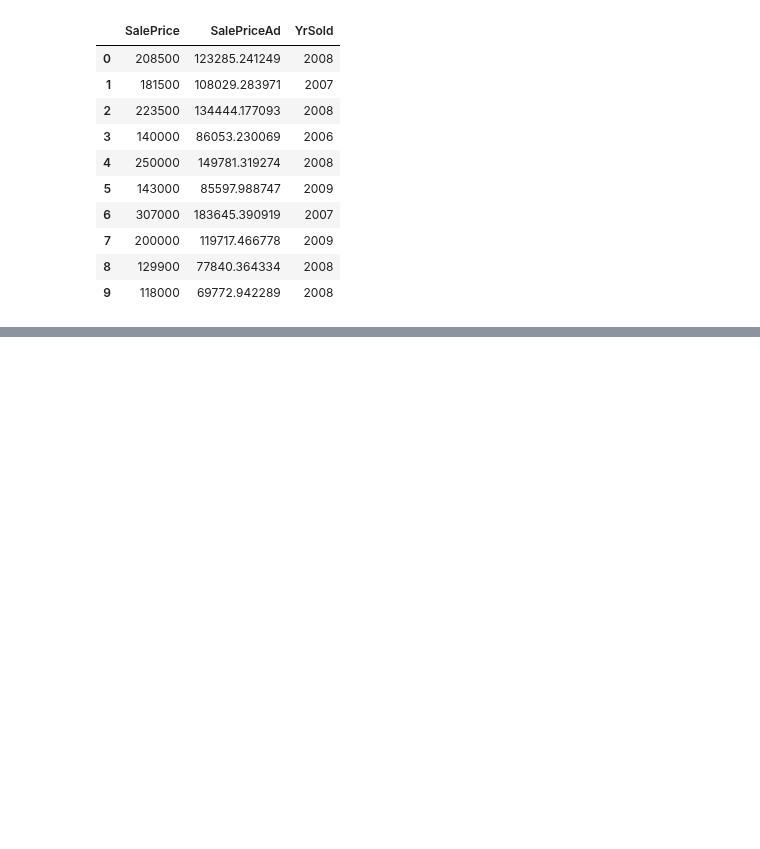
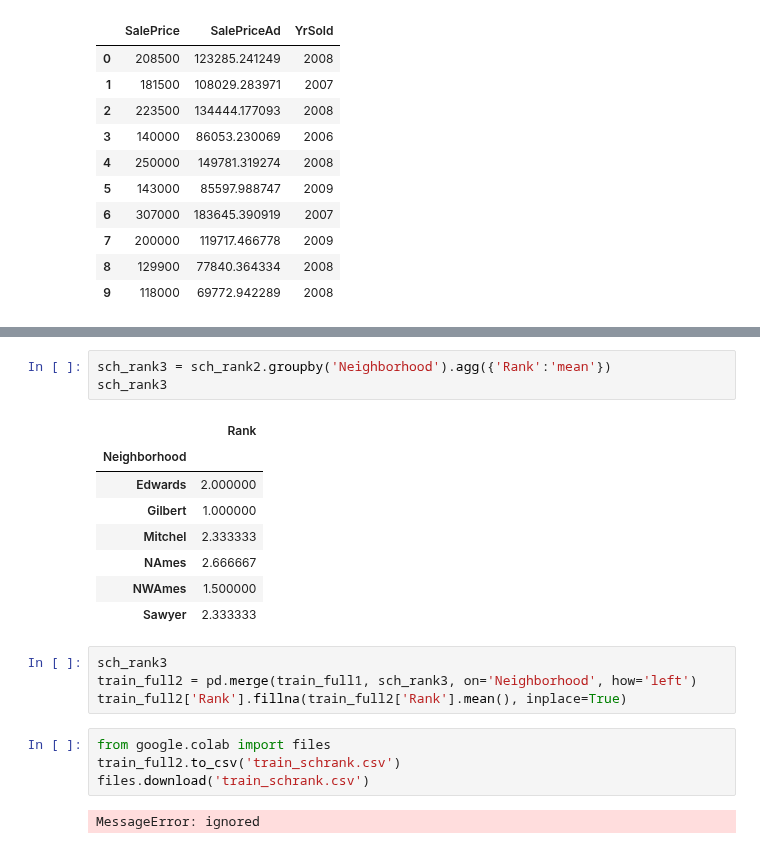
Before and after one commit to TiGaI/HousingPriceKaggleProject3, a Jupyter notebook: ames_eda.ipynb, the cells around one changed output, grey strips where cells are left out. Saved outputs shown, nothing was run; the diff lists cells and outputs as text; blank space fills up the shorter version.

```diff
--- a/ames_eda.ipynb
+++ b/ames_eda.ipynb
@@ -709,0 +776,22 @@ train_full1[['SalePrice','SalePriceAd','YrSold']].head(10)
+# %%
+sch_rank3 = sch_rank2.groupby('Neighborhood').agg({'Rank':'mean'})
+sch_rank3
+# %% [output]
+|  | Rank |
+| Neighborhood |  |
+| Edwards | 2.000000 |
+| Gilbert | 1.000000 |
+| Mitchel | 2.333333 |
+| NAmes | 2.666667 |
+| NWAmes | 1.500000 |
+| Sawyer | 2.333333 |
+# %%
+sch_rank3
+train_full2 = pd.merge(train_full1, sch_rank3, on='Neighborhood', how='left')
+train_full2['Rank'].fillna(train_full2['Rank'].mean(), inplace=True)
+# %%
+from google.colab import files
+train_full2.to_csv('train_schrank.csv')
+files.download('train_schrank.csv')
+# %% [output]
+MessageError: ignored
```
Also changed, not shown: parts of 5 cells of this notebook.
